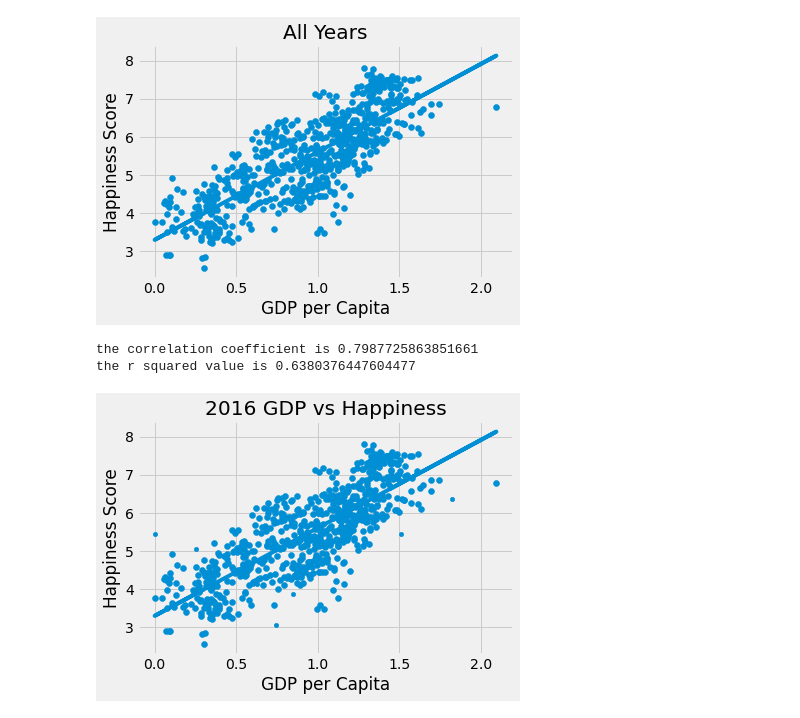
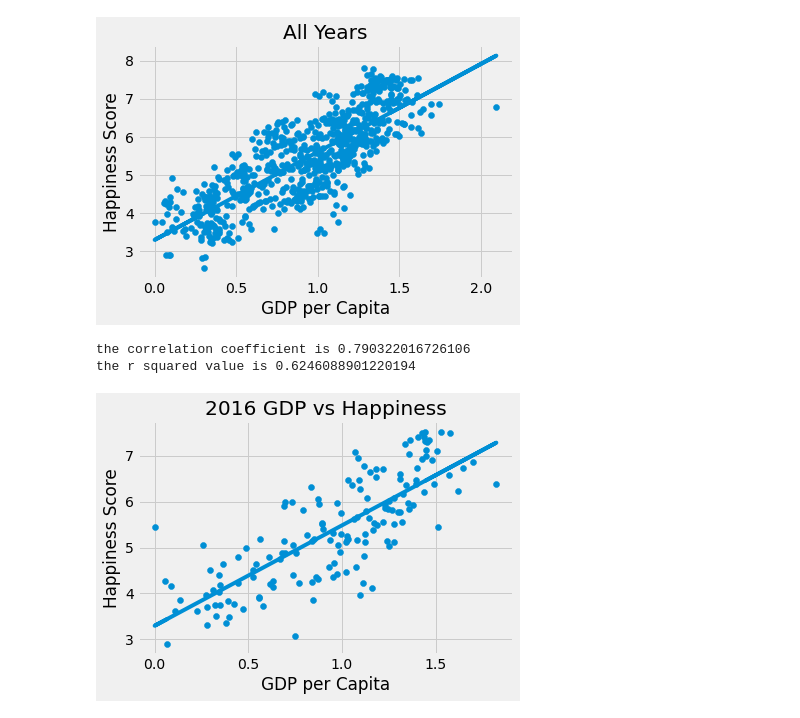
Before and after one commit to alannahmarie/project_hapPyness, a Jupyter notebook: Brian/brian_hapPyness.ipynb, the cells around one changed output. Drawn from its saved outputs; the diff is of its cells as text; code cells hidden in the pictures.

```diff
--- a/Brian/brian_hapPyness.ipynb
+++ b/Brian/brian_hapPyness.ipynb
@@ -46,27 +46,28 @@ the correlation coefficient is 0.7987725863851661
 the r squared value is 0.6380376447604477
 [figure]
 # %%
+
 clean_data_2016_df.plot.scatter(['GDP per Capita'], ['Happiness Score'])
 
-x_value = clean_data_all_years_df['GDP per Capita']
-y_value = clean_data_all_years_df['Happiness Score']
+x_value = clean_data_2016_df['GDP per Capita']
+y_value = clean_data_2016_df['Happiness Score']
 
 (slope, intercept, rvalue, pvalue, std)= linregress(x_value, y_value)
 regress_value =  x_value * slope + intercept
 line_eq = "y= " + str(slope) + "x " + str(intercept)
 plt.scatter(x_value, y_value)
 plt.xlabel("GDP per Capita")
 plt.ylabel("Happiness Score")
 plt.title("2016 GDP vs Happiness")
 plt.plot(x_value, regress_value)
 print("the correlation coefficient is " + str(rvalue))
 print("the r squared value is " + str(rvalue**2))
 plt.savefig('2016 GDP vs Happiness.png')
 plt.show()
 # %% [output]
-the correlation coefficient is 0.7987725863851661
-the r squared value is 0.6380376447604477
+the correlation coefficient is 0.790322016726106
+the r squared value is 0.6246088901220194
-[figure, old version]
+[figure, new version]
 # %%
 clean_data_2017_df.plot.scatter(['GDP per Capita'], ['Happiness Score'])
 
```
Also changed, not shown: parts of 4 cells of this notebook, 5 other files.
